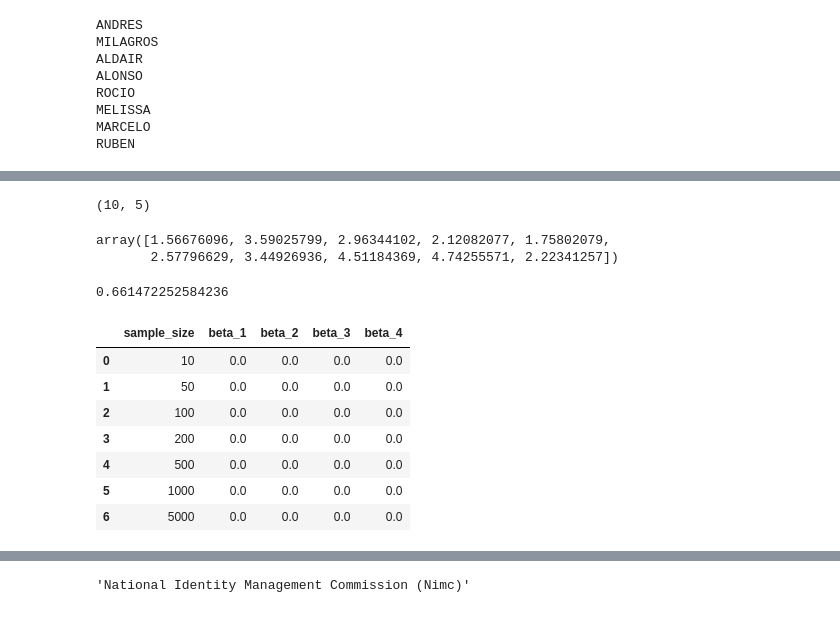
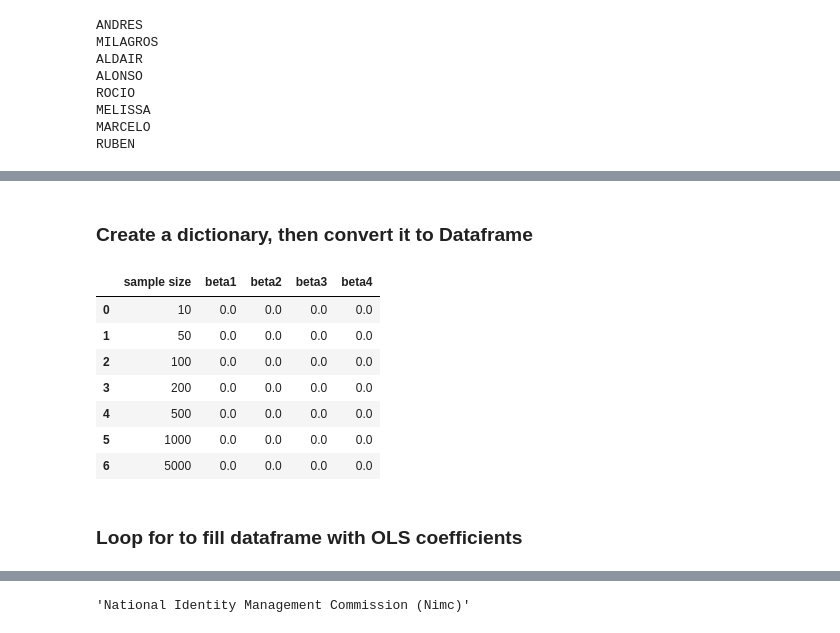
Before and after one commit to Robertopucp/1ECO35_R_PYTHON, a Jupyter notebook: Trabajo_grupal/WH2/Solution_code/HW2_python.ipynb, the cells around one changed output, grey strips where cells are left out. Cells and saved outputs as stored; diff of their text form; code cells hidden in the pictures.

```diff
--- a/Trabajo_grupal/WH2/Solution_code/HW2_python.ipynb
+++ b/Trabajo_grupal/WH2/Solution_code/HW2_python.ipynb
@@ -125,17 +142,6 @@ e = np.random.normal(0,1,10000) # normal distribution mean = 0 and sd = 1
 
 
 Y = 1 + 0.8*x1 + 1.2*x2 + 0.5*x3 + 1.5*x4 + e
-# %%
-X = np.column_stack((np.ones(10),x1[0:10],x2[0:10],x3[0:10],x4[0:10]))
-X.shape
-# %% [output]
-(10, 5)
-# %%
-Y1 = Y[0:10]
-Y1
-# %% [output]
-array([1.56676096, 3.59025799, 2.96344102, 2.12082077, 1.75802079,
-       2.57796629, 3.44926936, 4.51184369, 4.74255571, 2.22341257])
 # %%
 betas = []
 sample_size = [10,50,100,200,500,1000,5000]
@@ -147,27 +153,30 @@ for i in sample_size:
     beta = np.linalg.inv(X.T @ X) @ ((X.T) @ Y1 )
 
     betas.append(beta)
-# %%
-
-
-betas[1][0]
-# %% [output]
-0.661472252584236
+# %% [markdown]
+### Create a dictionary, then convert it to Dataframe
 # %%
-Coeficientes = {'sample_size': [10,50,100,200,500,1000,5000],
-     'beta_1': np.zeros(7),
-      'beta_2': np.zeros(7),
-    'beta_3': np.zeros(7),
-    'beta_4': np.zeros(7)}
+Coeficientes = {'sample size': [10,50,100,200,500,1000,5000],
+     'beta1': np.zeros(7),
+      'beta2': np.zeros(7),
+    'beta3': np.zeros(7),
+    'beta4': np.zeros(7)}
 Coeficientes = pd.DataFrame( data = Coeficientes)
+Coeficientes
+# %% [output]
+|  | sample size | beta1 | beta2 | beta3 | beta4 |
+| 0 | 10 | 0.0 | 0.0 | 0.0 | 0.0 |
+| 1 | 50 | 0.0 | 0.0 | 0.0 | 0.0 |
+| 2 | 100 | 0.0 | 0.0 | 0.0 | 0.0 |
+| 3 | 200 | 0.0 | 0.0 | 0.0 | 0.0 |
+| 4 | 500 | 0.0 | 0.0 | 0.0 | 0.0 |
+| 5 | 1000 | 0.0 | 0.0 | 0.0 | 0.0 |
+| 6 | 5000 | 0.0 | 0.0 | 0.0 | 0.0 |
+# %% [markdown]
+### Loop for to fill dataframe with OLS coefficients
 # %%
-Coeficientes
+for j in range(0,7):
+        Coeficientes.iloc[j,1] = betas[j][1]
+        Coeficientes.iloc[j,2] = betas[j][2]
+        Coeficientes.iloc[j,3] = betas[j][3]
+        Coeficientes.iloc[j,4] = betas[j][4]
-# %% [output]
-|  | sample_size | beta_1 | beta_2 | beta_3 | beta_4 |
-| 0 | 10 | 0.0 | 0.0 | 0.0 | 0.0 |
-| 1 | 50 | 0.0 | 0.0 | 0.0 | 0.0 |
-| 2 | 100 | 0.0 | 0.0 | 0.0 | 0.0 |
-| 3 | 200 | 0.0 | 0.0 | 0.0 | 0.0 |
-| 4 | 500 | 0.0 | 0.0 | 0.0 | 0.0 |
-| 5 | 1000 | 0.0 | 0.0 | 0.0 | 0.0 |
-| 6 | 5000 | 0.0 | 0.0 | 0.0 | 0.0 |
```
Also changed, not shown: parts of 20 cells of this notebook, 5 other files.
